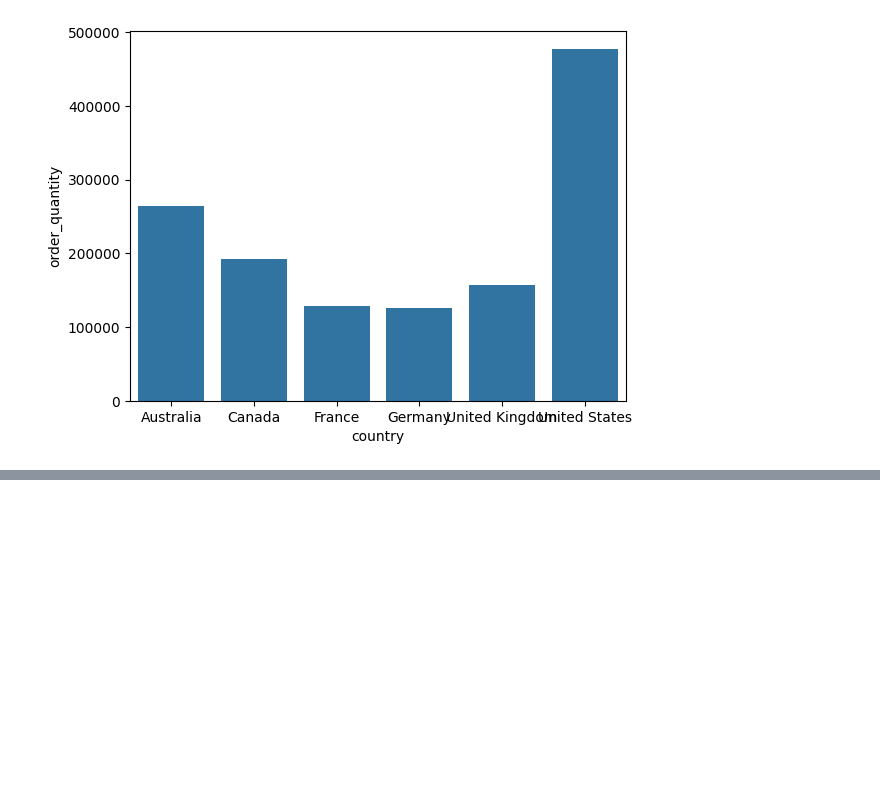
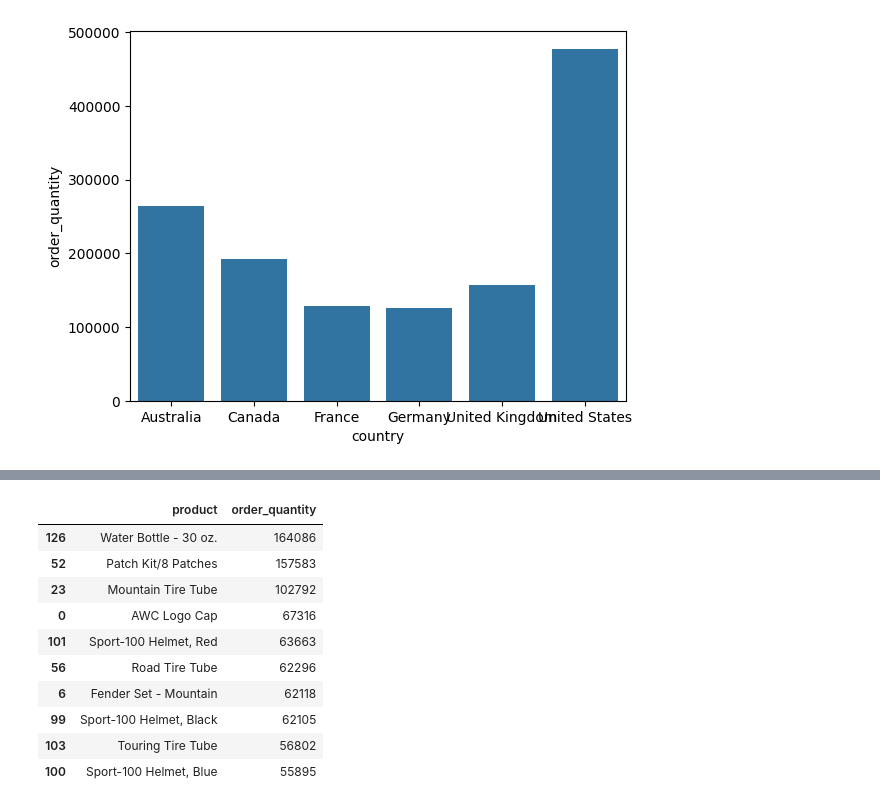
Before and after one commit to daniellcferreira/cases-analysis-python, a Jupyter notebook: insights_vendas_bicicletas/cases_sales_bike.ipynb, the cells around one changed output, grey strips where cells are left out. Cells and saved outputs as stored; diff of their text form; code cells hidden in the pictures; blank space fills up the shorter version.

```diff
--- a/insights_vendas_bicicletas/cases_sales_bike.ipynb
+++ b/insights_vendas_bicicletas/cases_sales_bike.ipynb
@@ -293,0 +357,14 @@ sns.barplot(data=pais_qtdd, x="country", y="order_quantity")
+# %%
+df.groupby("product".split())[["order_quantity"]].sum().reset_index().sort_values("order_quantity", ascending=False).head(10)
+# %% [output]
+|  | product | order_quantity |
+| 126 | Water Bottle - 30 oz. | 164086 |
+| 52 | Patch Kit/8 Patches | 157583 |
+| 23 | Mountain Tire Tube | 102792 |
+| 0 | AWC Logo Cap | 67316 |
+| 101 | Sport-100 Helmet, Red | 63663 |
+| 56 | Road Tire Tube | 62296 |
+| 6 | Fender Set - Mountain | 62118 |
+| 99 | Sport-100 Helmet, Black | 62105 |
+| 103 | Touring Tire Tube | 56802 |
+| 100 | Sport-100 Helmet, Blue | 55895 |
```
Also changed, not shown: parts of 7 cells of this notebook.
